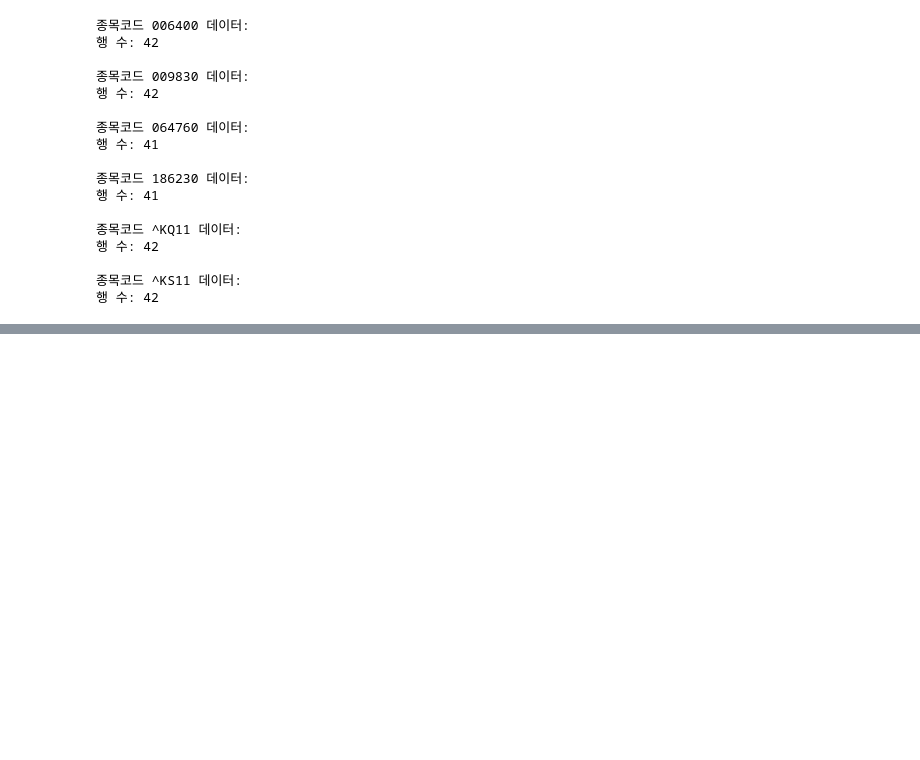
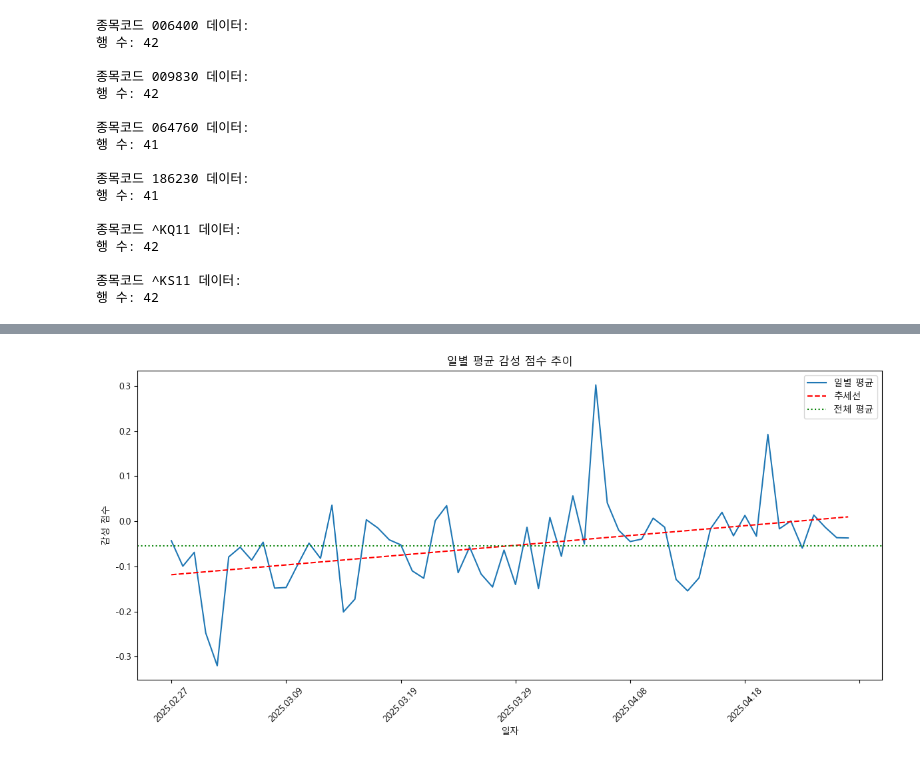
Before and after one commit to wizarddk95/data-collection-analysis, a Jupyter notebook: notebooks/eda.ipynb, the cells around one changed output, grey strips where cells are left out. Cells and saved outputs as stored; diff of their text form; code cells hidden in the pictures; blank space fills up the shorter version.

```diff
--- a/notebooks/eda.ipynb
+++ b/notebooks/eda.ipynb
@@ -87,0 +165,24 @@ df009830.head()
+# %%
+df009830['sentiment_score'] = df009830['sentiment_score'].round(2)
+# %%
+# 일자별 평균 감성 점수 계산
+daily_sentiment = df009830.groupby('일자')['sentiment_score'].mean()
+
+# 추세선을 위한 날짜 인덱스를 숫자로 변환
+x = np.arange(len(daily_sentiment))
+z = np.polyfit(x, daily_sentiment, 1)
+p = np.poly1d(z)
+
+# 평균선과 추세선 그리기
+plt.figure(figsize=(12, 6))
+daily_sentiment.plot(label='일별 평균')
+plt.plot(daily_sentiment.index, p(x), "r--", label='추세선')
+plt.axhline(y=daily_sentiment.mean(), color='g', linestyle=':', label='전체 평균')
+plt.legend()
+plt.title('일별 평균 감성 점수 추이')
+plt.xlabel('일자')
+plt.ylabel('감성 점수')
+plt.xticks(rotation=45)
+plt.tight_layout()
+# %% [output]
+[figure, added]
```
Also changed, not shown: parts of 9 cells of this notebook.
